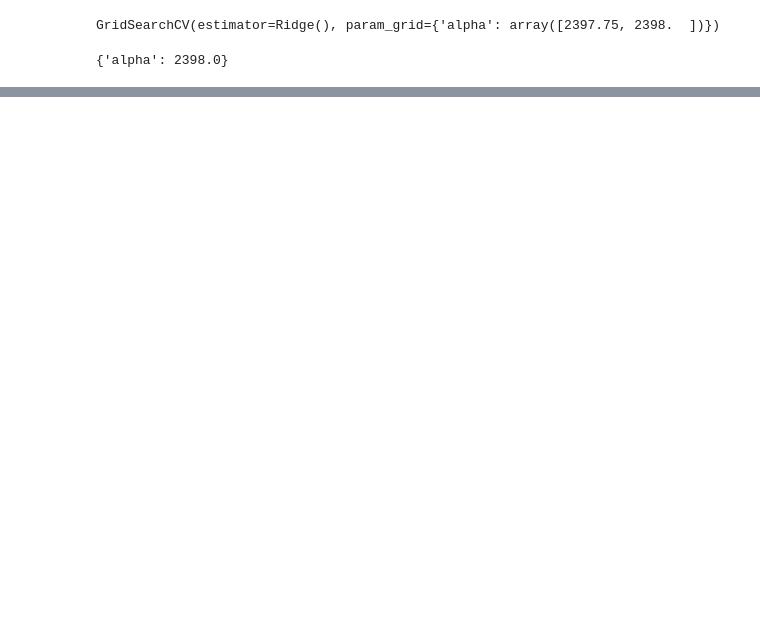
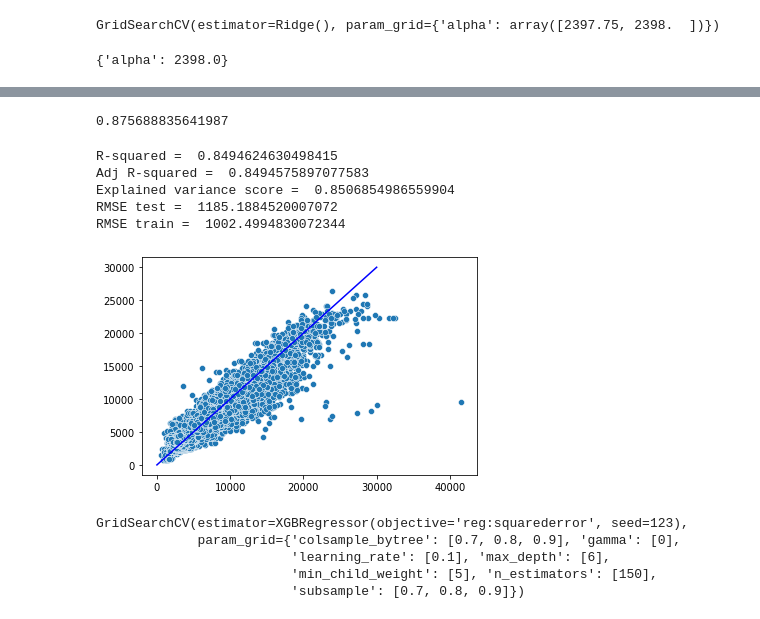
Before and after one commit to AkshayAgr/rossmann-sales-prediction, a Jupyter notebook: Rossmann_Sales_Prediction_Capstone_Project.ipynb, the cells around one changed output, grey strips where cells are left out. Drawn from its saved outputs; the diff is of its cells as text; code cells hidden in the pictures; blank space fills up the shorter version.

```diff
--- a/Rossmann_Sales_Prediction_Capstone_Project.ipynb
+++ b/Rossmann_Sales_Prediction_Capstone_Project.ipynb
@@ -979,0 +823,27 @@ shap_values = explainer(x_train)
+# %%
+xgb_grid4.best_score_
+# %% [output]
+0.875688835641987
+# %%
+y_pred = xgb_grid4.predict(x_test)
+y_train_pred = xgb_grid4.predict(x_train)
+regression_performance(y_test, y_pred, x_test, x_train)
+# %% [output]
+R-squared =  0.8494624630498415
+Adj R-squared =  0.8494575897077583
+Explained variance score =  0.8506854986559904
+RMSE test =  1185.1884520007072
+RMSE train =  1002.4994830072344
+[figure, added]
+# %%
+xgb_hyper['gamma'] = [0]
+xgb_hyper['subsample'] = [0.7, 0.8, 0.9]
+xgb_hyper['colsample_bytree'] = [0.7, 0.8, 0.9]
+xgb_grid5 = GridSearchCV( xgb_r, xgb_hyper )
+xgb_grid5.fit(x_train, y_train)
+# %% [output]
+GridSearchCV(estimator=XGBRegressor(objective='reg:squarederror', seed=123),
+             param_grid={'colsample_bytree': [0.7, 0.8, 0.9], 'gamma': [0],
+                         'learning_rate': [0.1], 'max_depth': [6],
+                         'min_child_weight': [5], 'n_estimators': [150],
+                         'subsample': [0.7, 0.8, 0.9]})
```
Also changed, not shown: parts of 73 cells of this notebook.
